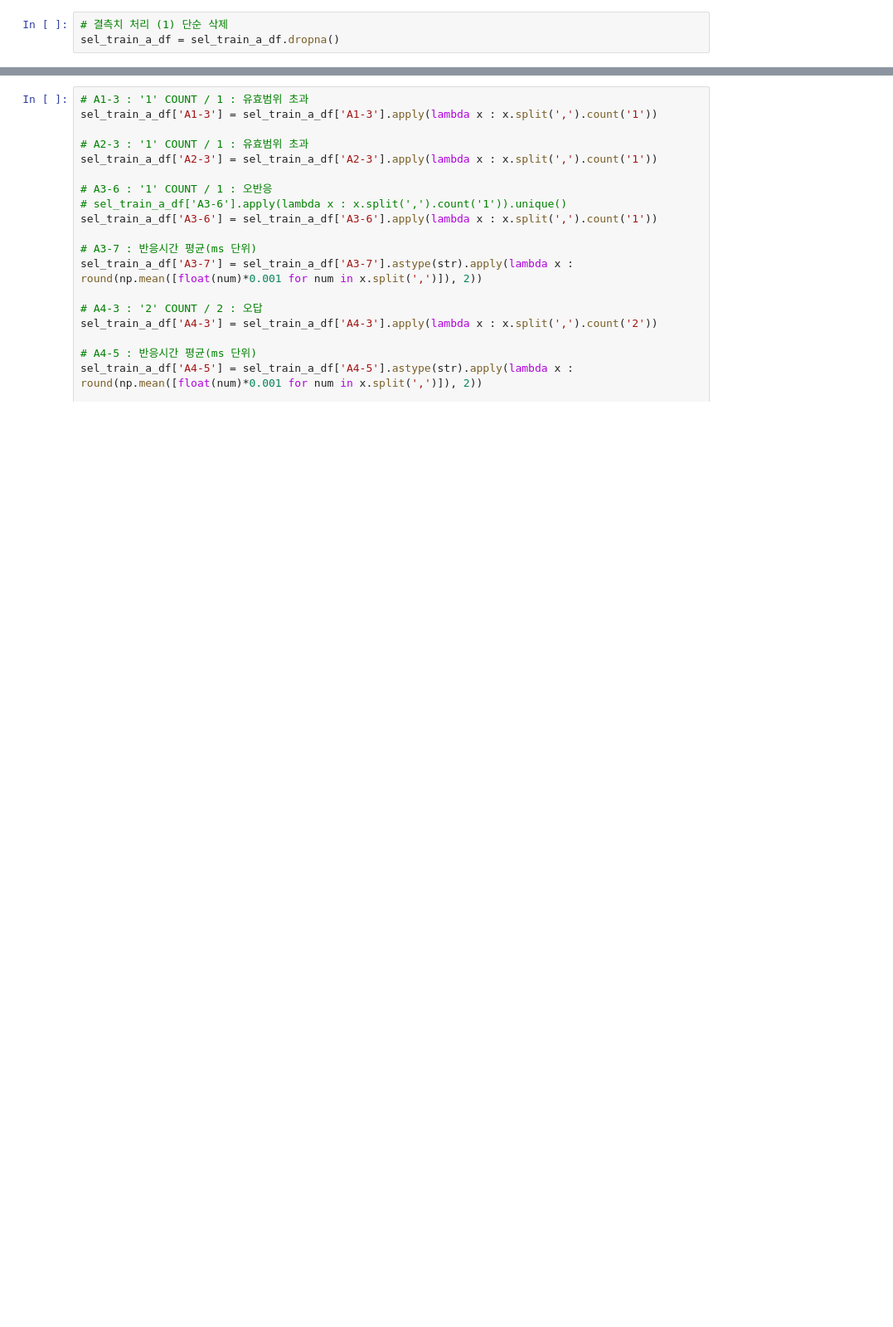
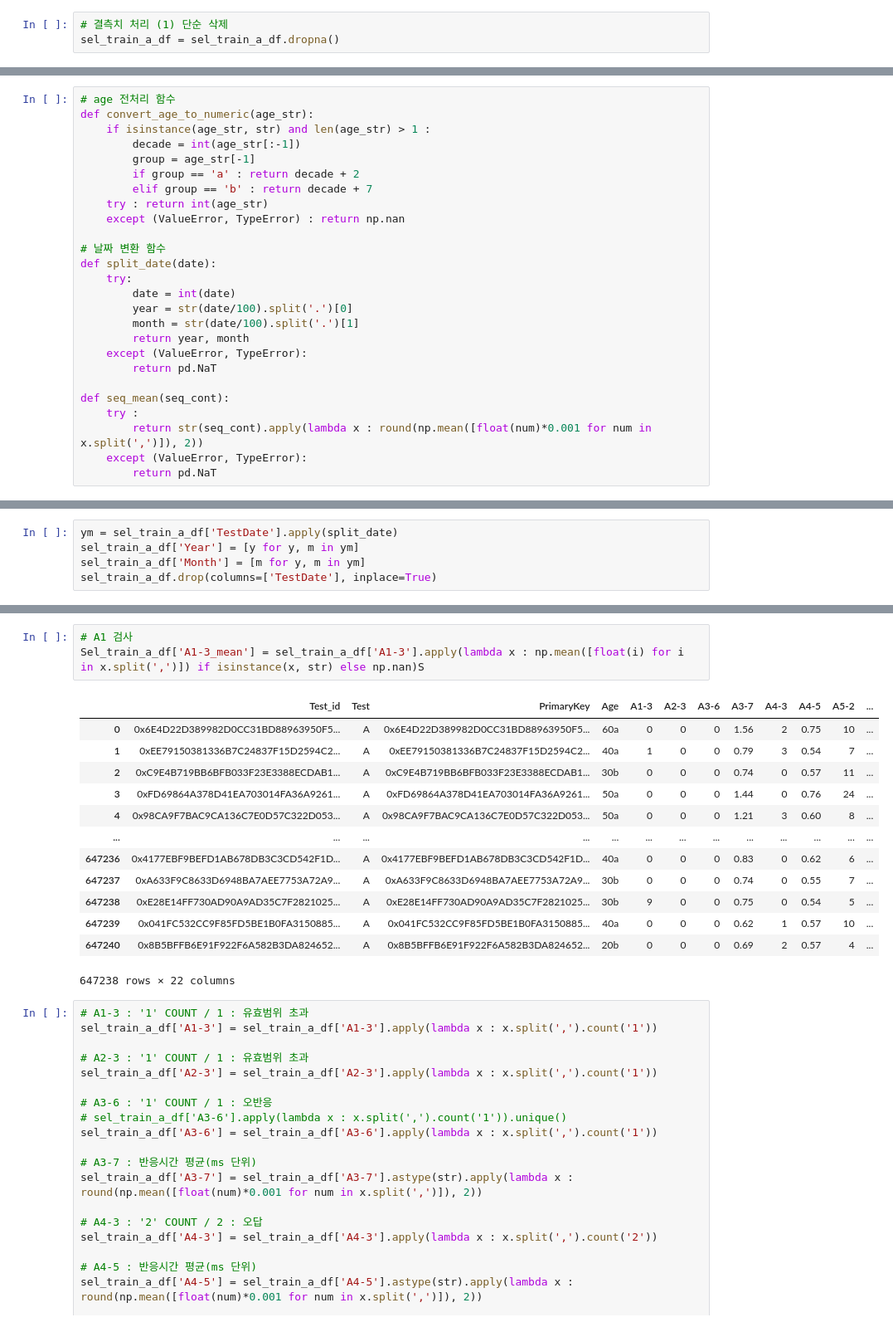
Before and after one commit to Decoyer-71/Traffic_accident_prediction_dacon, a Jupyter notebook: analysis_report.ipynb, the cells around one changed output, grey strips where cells are left out. Shown: that part at 83% size. Drawn from its saved outputs; the diff is of its cells as text; blank space fills up the shorter version.

```diff
--- a/analysis_report.ipynb
+++ b/analysis_report.ipynb
@@ -349,0 +374,26 @@ sel_train_a_df = sel_train_a_df.dropna()
+# %%
+# age 전처리 함수
+def convert_age_to_numeric(age_str):
+    if isinstance(age_str, str) and len(age_str) > 1 :
+        decade = int(age_str[:-1])
+        group = age_str[-1]
+        if group == 'a' : return decade + 2
+        elif group == 'b' : return decade + 7
+    try : return int(age_str)
+    except (ValueError, TypeError) : return np.nan
+
+# 날짜 변환 함수
+def split_date(date):
+    try:
+        date = int(date)
+        year = str(date/100).split('.')[0]
+        month = str(date/100).split('.')[1]
+        return year, month
+    except (ValueError, TypeError):
+        return pd.NaT
+
+def seq_mean(seq_cont):
+    try :
+        return str(seq_cont).apply(lambda x : round(np.mean([float(num)*0.001 for num in x.split(',')]), 2))
+    except (ValueError, TypeError):
+        return pd.NaT
@@ -349,0 +418,5 @@ sel_train_a_df = sel_train_a_df.dropna()
+# %%
+ym = sel_train_a_df['TestDate'].apply(split_date)
+sel_train_a_df['Year'] = [y for y, m in ym]
+sel_train_a_df['Month'] = [m for y, m in ym]
+sel_train_a_df.drop(columns=['TestDate'], inplace=True)
@@ -350,3 +438,20 @@ sel_train_a_df = sel_train_a_df.dropna()
+# %%
+# A1 검사
+Sel_train_a_df['A1-3_mean'] = sel_train_a_df['A1-3'].apply(lambda x : np.mean([float(i) for i in x.split(',')]) if isinstance(x, str) else np.nan)S
+# %% [output]
+|  | Test_id | Test | PrimaryKey | Age | A1-3 | A2-3 | A3-6 | A3-7 | A4-3 | A4-5 | A5-2 | ... |
+| 0 | 0x6E4D22D389982D0CC31BD88963950F5... | A | 0x6E4D22D389982D0CC31BD88963950F5... | 60a | 0 | 0 | 0 | 1.56 | 2 | 0.75 | 10 | ... |
+| 1 | 0xEE79150381336B7C24837F15D2594C2... | A | 0xEE79150381336B7C24837F15D2594C2... | 40a | 1 | 0 | 0 | 0.79 | 3 | 0.54 | 7 | ... |
+| 2 | 0xC9E4B719BB6BFB033F23E3388ECDAB1... | A | 0xC9E4B719BB6BFB033F23E3388ECDAB1... | 30b | 0 | 0 | 0 | 0.74 | 0 | 0.57 | 11 | ... |
+| 3 | 0xFD69864A378D41EA703014FA36A9261... | A | 0xFD69864A378D41EA703014FA36A9261... | 50a | 0 | 0 | 0 | 1.44 | 0 | 0.76 | 24 | ... |
+| 4 | 0x98CA9F7BAC9CA136C7E0D57C322D053... | A | 0x98CA9F7BAC9CA136C7E0D57C322D053... | 50a | 0 | 0 | 0 | 1.21 | 3 | 0.60 | 8 | ... |
+| ... | ... | ... | ... | ... | ... | ... | ... | ... | ... | ... | ... | ... |
+| 647236 | 0x4177EBF9BEFD1AB678DB3C3CD542F1D... | A | 0x4177EBF9BEFD1AB678DB3C3CD542F1D... | 40a | 0 | 0 | 0 | 0.83 | 0 | 0.62 | 6 | ... |
+| 647237 | 0xA633F9C8633D6948BA7AEE7753A72A9... | A | 0xA633F9C8633D6948BA7AEE7753A72A9... | 30b | 0 | 0 | 0 | 0.74 | 0 | 0.55 | 7 | ... |
+| 647238 | 0xE28E14FF730AD90A9AD35C7F2821025... | A | 0xE28E14FF730AD90A9AD35C7F2821025... | 30b | 9 | 0 | 0 | 0.75 | 0 | 0.54 | 5 | ... |
+| 647239 | 0x041FC532CC9F85FD5BE1B0FA3150885... | A | 0x041FC532CC9F85FD5BE1B0FA3150885... | 40a | 0 | 0 | 0 | 0.62 | 1 | 0.57 | 10 | ... |
+| 647240 | 0x8B5BFFB6E91F922F6A582B3DA824652... | A | 0x8B5BFFB6E91F922F6A582B3DA824652... | 20b | 0 | 0 | 0 | 0.69 | 2 | 0.57 | 4 | ... |
+647238 rows × 22 columns
 # %%
 # A1-3 : '1' COUNT / 1 : 유효범위 초과
 sel_train_a_df['A1-3'] = sel_train_a_df['A1-3'].apply(lambda x : x.split(',').count('1'))
```
Also changed, not shown: parts of 18 cells of this notebook, 8 other files.
